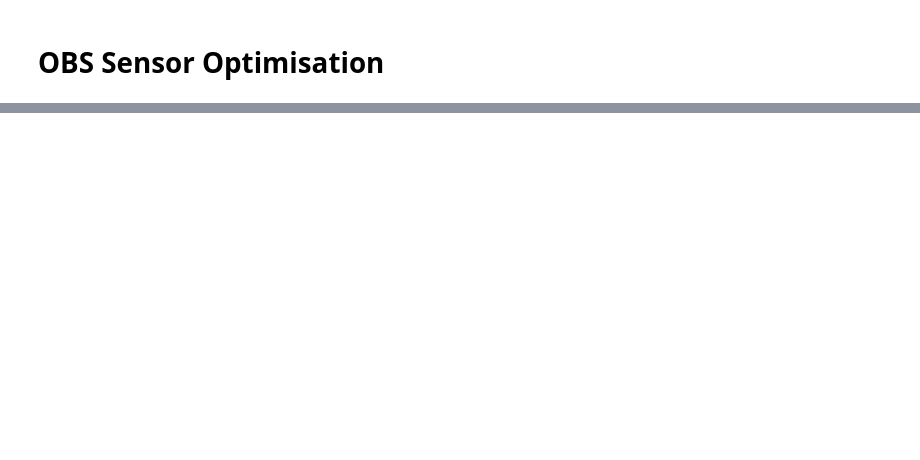
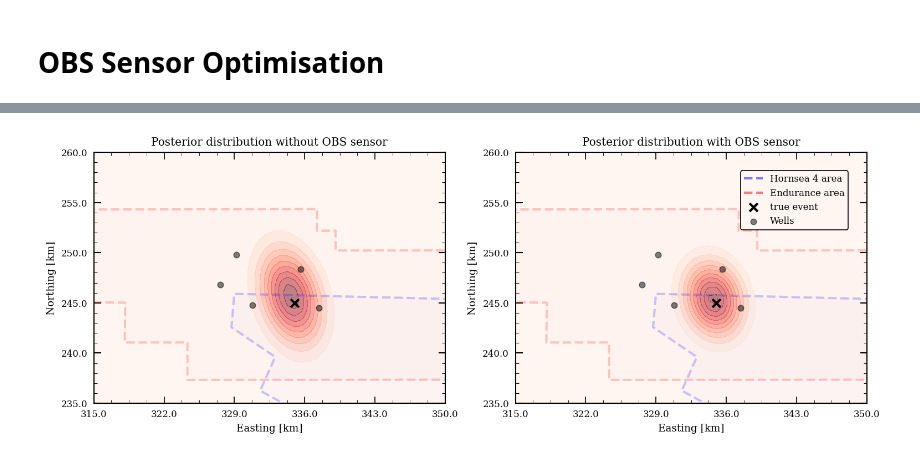
Before and after one commit to dominik-strutz/Endurance_CCS_design_study, a Jupyter notebook: endurance_design_study.ipynb, the cells around one changed output, grey strips where cells are left out. Saved outputs shown, nothing was run; the diff lists cells and outputs as text; code cells hidden in the pictures; blank space fills up the shorter version.

```diff
--- a/endurance_design_study.ipynb
+++ b/endurance_design_study.ipynb
@@ -664,0 +673,54 @@ plt.show()
+# %%
+from helper_functions import plot_modelspace_dist_slice
+
+depth = true_event[2]
+
+fig, ax_dict = plt.subplot_mosaic([['a', 'b']], figsize=(12, 6))
+
+ax = ax_dict['a']
+
+
+inp = prepare_input_data(true_event.unsqueeze(0), design_seis_only)
+tt_obs = torch.from_numpy(Eik_nn.Traveltime(inp, verbose=0))
+
+p_posterior, p_prior, p_posterior_X, p_posterior_Y, p_posterior_Z = gridsearch_posterior(tt_obs, x_local, y_local, z_local, design_seis_only, Eik_nn, prior_dist, data_likelihood)
+
+plot_modelspace_dist_slice(
+    ax, p_posterior, p_posterior_X, p_posterior_Y, p_posterior_Z,
+    x_local, y_local, z_local,
+    slice_axis='z', slice_value=depth,
+    contour_kwargs={'levels': 10, 'cmap': 'Reds', 'alpha': 0.5, 'zorder': 0},
+    hornsea = hornsea_4_xy,
+    endurance = endurance_area_xy,
+    wells=wells_coords_xy,
+    true_event=true_event,
+    )
+
+ax.get_legend().remove()
+
+ax.set_title(f'Posterior distribution without OBS sensor')
+
+
+ax = ax_dict['b']
+
+inp = prepare_input_data(true_event.unsqueeze(0), optimal_design)
+tt_obs = torch.from_numpy(Eik_nn.Traveltime(inp, verbose=0))
+
+p_posterior, p_prior, p_posterior_X, p_posterior_Y, p_posterior_Z = gridsearch_posterior(tt_obs, x_local, y_local, z_local, optimal_design, Eik_nn, prior_dist, data_likelihood)
+
+plot_modelspace_dist_slice(
+    ax, p_posterior, p_posterior_X, p_posterior_Y, p_posterior_Z,
+    x_local, y_local, z_local,
+    slice_axis='z', slice_value=depth,
+    contour_kwargs={'levels': 10, 'cmap': 'Reds', 'alpha': 0.5, 'zorder': 0},
+    hornsea = hornsea_4_xy,
+    endurance = endurance_area_xy,
+    wells=wells_coords_xy,
+    true_event=true_event,)
+
+ax.set_title(f'Posterior distribution with OBS sensor')
+
+
+plt.show()
+# %% [output]
+[figure, added]
```
Also changed, not shown: parts of 9 cells of this notebook.
